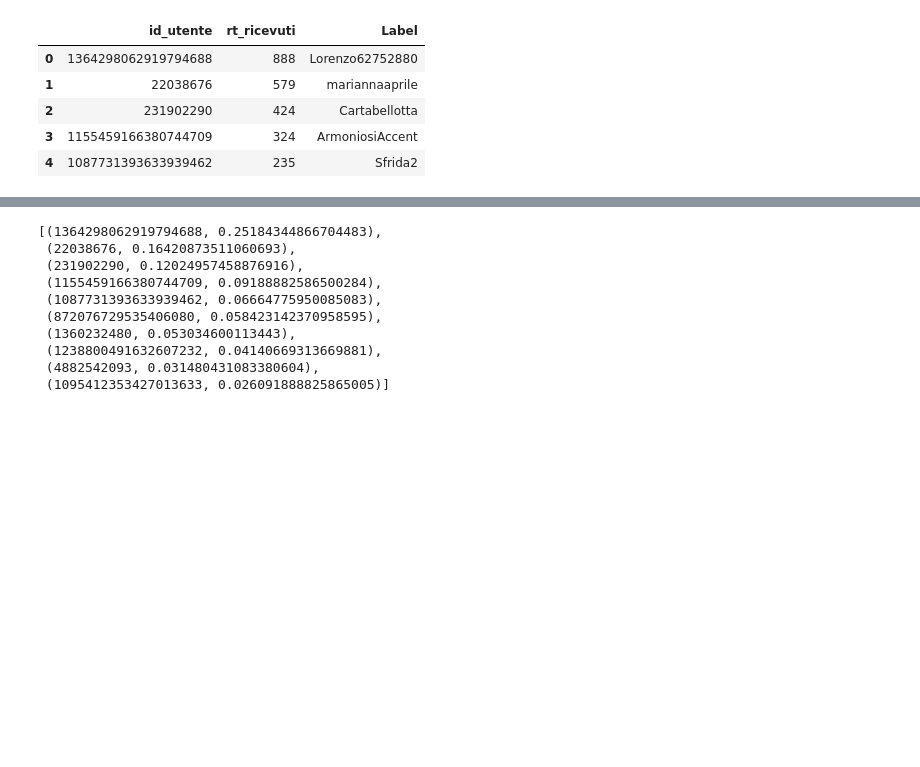
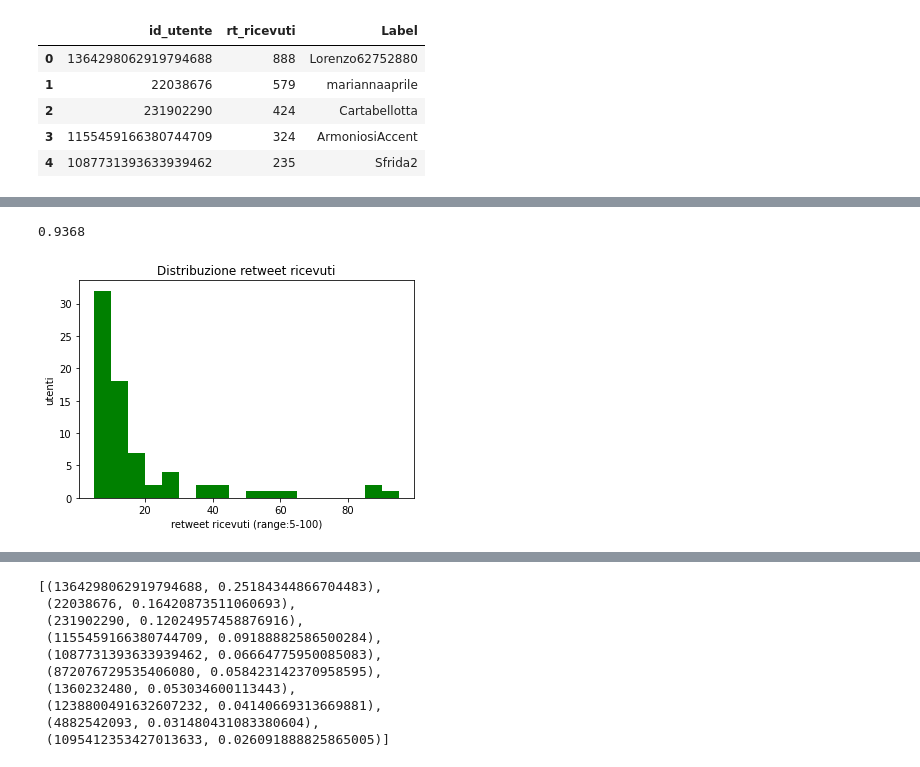
Before and after one commit to ES-git95/SMA-Project, a Jupyter notebook: graph.ipynb, the cells around one changed output, grey strips where cells are left out. Drawn from its saved outputs; the diff is of its cells as text; code cells hidden in the pictures; blank space fills up the shorter version.

```diff
--- a/graph.ipynb
+++ b/graph.ipynb
@@ -380,0 +402,5 @@ top5_HUBS
+# %%
+#percentuale di nodi con grado=0 (nessun retweet ricevuto)
+round(df_gradi[df_gradi["grado"]==0]["grado"].count()/df_gradi["grado"].count(),4)
+# %% [output]
+0.9368
@@ -380,0 +409,14 @@ top5_HUBS
+# %%
+#distribuzione numero del numero dei retweet ricevuti in un range tra 5 e 100
+def plot_in_degree_dist(G):
+    bins=np.arange(5,100,5)
+    degrees = sorted([G.in_degree(n) for n in G.nodes()])
+    plt.hist(degrees, bins, color='green')
+    plt.ylabel('utenti')
+    plt.xlabel('retweet ricevuti (range:5-100)')
+    plt.title('Distribuzione retweet ricevuti')
+    plt.show()
+
+plot_in_degree_dist(G_directed)
+# %% [output]
+[figure, added]
```
Also changed, not shown: parts of 7 cells of this notebook.
